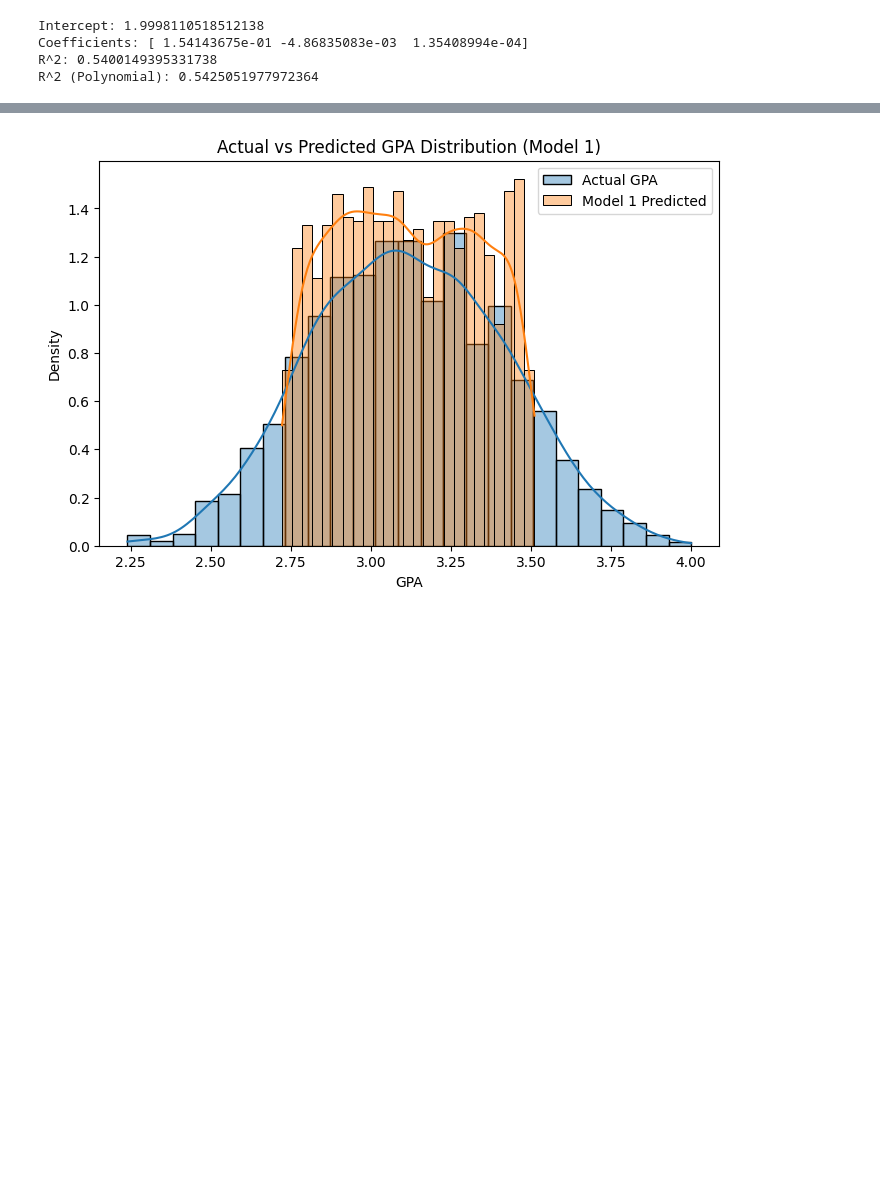
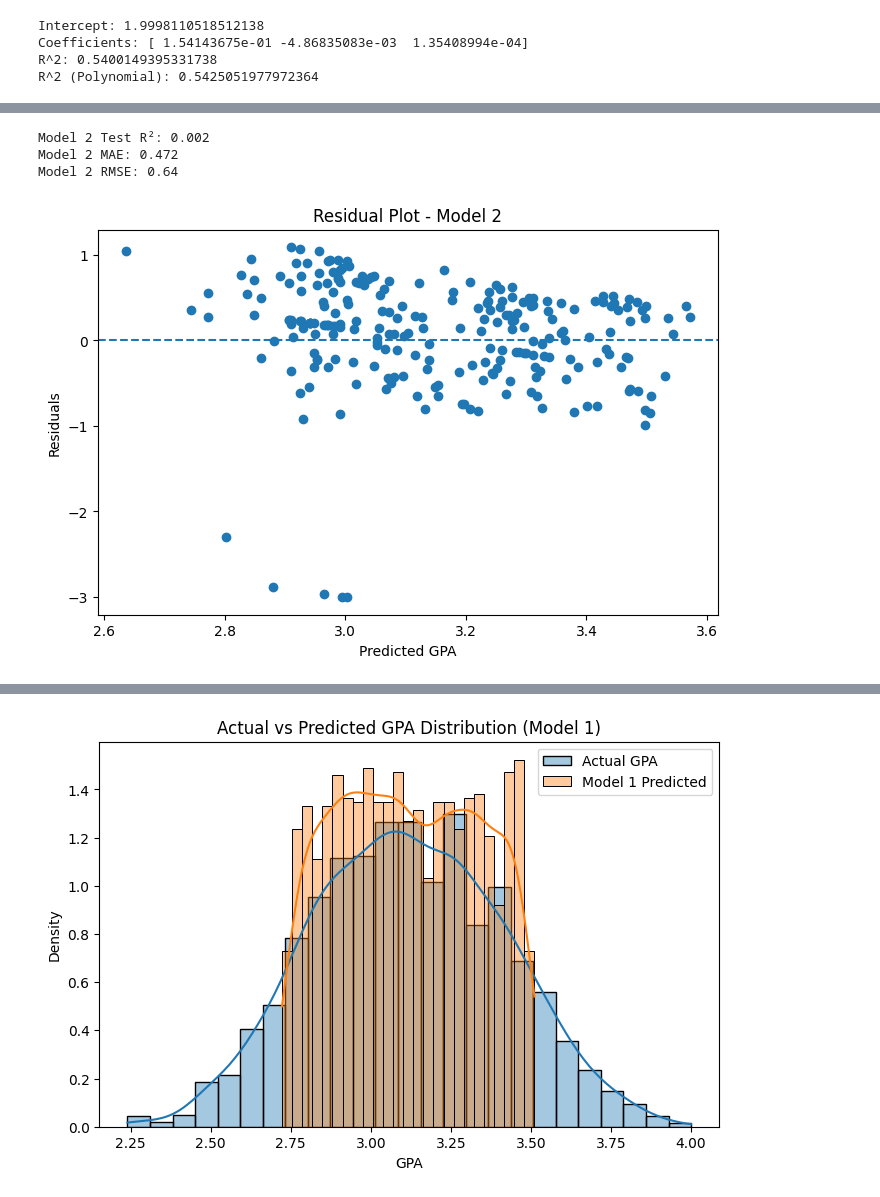
Before and after one commit to kparfait17/kparfait17.github.io, a Jupyter notebook: project/project.ipynb, the cells around one changed output, grey strips where cells are left out. Cells and saved outputs as stored; diff of their text form; code cells hidden in the pictures; blank space fills up the shorter version.

```diff
--- a/project/project.ipynb
+++ b/project/project.ipynb
@@ -324,0 +434,40 @@ R^2: 0.06349237758186688
+# %%
+# Train-test split for Model 2
+X2_train, X2_test, y2_train, y2_test = train_test_split(
+    X2,
+    y2,
+    test_size=0.20,
+    random_state=42
+)
+
+# Fit Model 2 on training data
+test_model2 = LinearRegression()
+test_model2.fit(X2_train, y2_train)
+
+# Predict on test data
+y2_pred = test_model2.predict(X2_test)
+
+# Evaluation metrics
+r2_test_2 = r2_score(y2_test, y2_pred)
+mae_2 = mean_absolute_error(y2_test, y2_pred)
+rmse_2 = np.sqrt(mean_squared_error(y2_test, y2_pred))
+
+print("Model 2 Test R²:", round(r2_test_2, 3))
+print("Model 2 MAE:", round(mae_2, 3))
+print("Model 2 RMSE:", round(rmse_2, 3))
+# %% [output]
+Model 2 Test R²: 0.002
+Model 2 MAE: 0.472
+Model 2 RMSE: 0.64
+# %%
+residuals_2 = y2_test - y2_pred
+
+plt.figure(figsize=(8,5))
+plt.scatter(y2_pred, residuals_2)
+plt.axhline(0, linestyle="--")
+plt.xlabel("Predicted GPA")
+plt.ylabel("Residuals")
+plt.title("Residual Plot - Model 2")
+plt.show()
+# %% [output]
+[figure, added]
```
Also changed, not shown: parts of 37 cells of this notebook, 1 other file.
